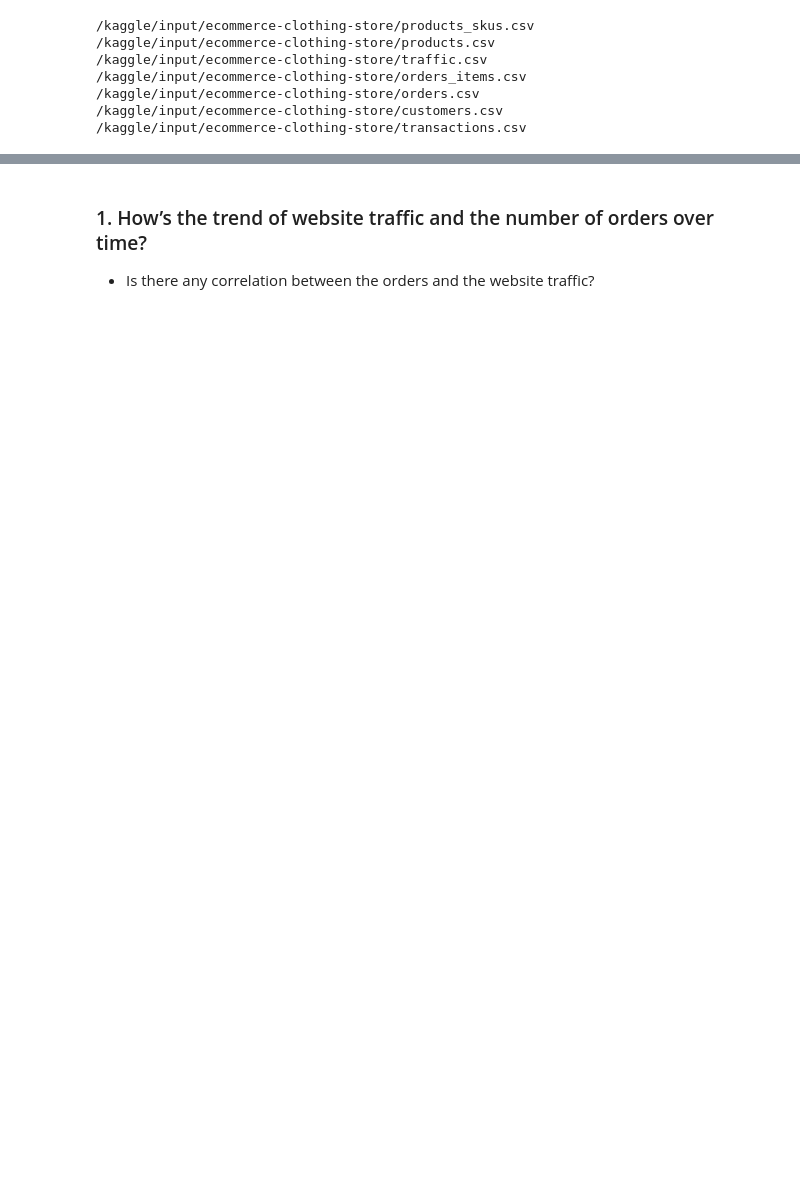
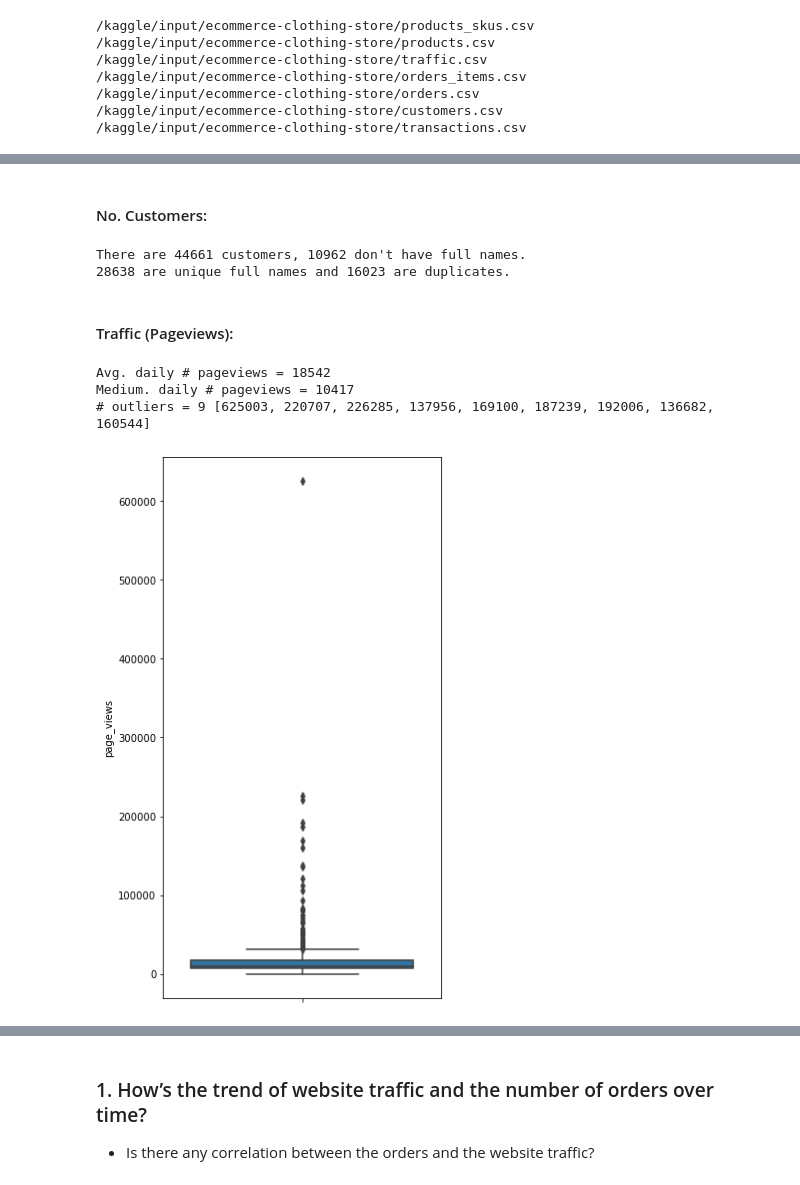
Before and after one commit to ryq99/Use_Case_Backlogs, a Jupyter notebook: ecommerce-project.ipynb, the cells around one changed output, grey strips where cells are left out. Drawn from its saved outputs; the diff is of its cells as text; code cells hidden in the pictures; blank space fills up the shorter version.

Commit message:
reconstruct & improved the analyses formatting
List up tasks in the projects section, finished improving column names.

```diff
--- a/ecommerce-project.ipynb
+++ b/ecommerce-project.ipynb
@@ -44,0 +74,21 @@ transactions = pd.read_csv(r'/kaggle/input/ecommerce-clothing-store/transactions
+# %% [markdown]
+#### No. Customers:
+# %%
+print("There are {} customers, {} don't have full names.".format(customers['customer_id'].nunique(), customers['full_name'].isnull().sum()))
+print("{} are unique full names and {} are duplicates.".format(customers['full_name'].nunique(), customers['customer_id'].nunique() - customers['full_name'].nunique()))
+# %% [output]
+There are 44661 customers, 10962 don't have full names.
+28638 are unique full names and 16023 are duplicates.
+# %% [markdown]
+#### Traffic (Pageviews):
+# %%
+plt.figure(figsize=(5,10))
+sns.boxplot(data=traffic, y='page_views')
+print('Avg. daily # pageviews = {:.0f}'.format(traffic['page_views'].mean()))
+print('Medium. daily # pageviews = {:.0f}'.format(traffic['page_views'].median()))
+print('# outliers = {} {}'.format(traffic.loc[np.abs(stats.zscore(traffic['page_views'])) > 3, 'page_views'].count(), traffic.loc[np.abs(stats.zscore(traffic['page_views'])) > 3, 'page_views'].tolist()))
+# %% [output]
+Avg. daily # pageviews = 18542
+Medium. daily # pageviews = 10417
+# outliers = 9 [625003, 220707, 226285, 137956, 169100, 187239, 192006, 136682, 160544]
+[figure, added]
```
Also changed, not shown: parts of 31 cells of this notebook.
